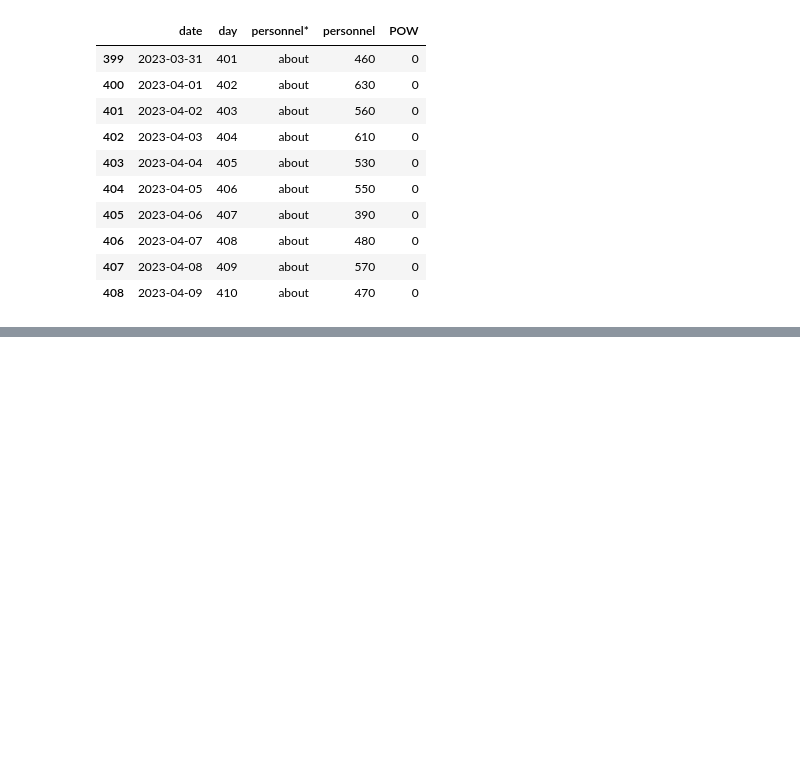
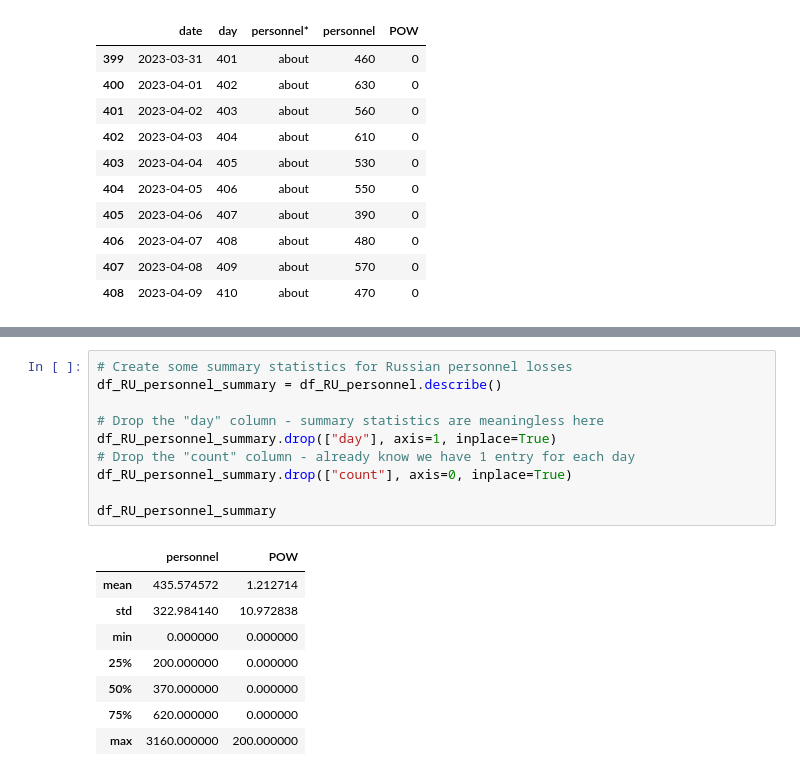
Before and after one commit to B3n-Coyne/B3n-Coyne.github.io, a Jupyter notebook: FinalTutorial.ipynb, the cells around one changed output, grey strips where cells are left out. Cells and saved outputs as stored; diff of their text form; blank space fills up the shorter version.

```diff
--- a/FinalTutorial.ipynb
+++ b/FinalTutorial.ipynb
@@ -91,0 +118,19 @@ df_RU_total.tail(10)
+# %%
+# Create some summary statistics for Russian personnel losses
+df_RU_personnel_summary = df_RU_personnel.describe()
+
+# Drop the "day" column - summary statistics are meaningless here
+df_RU_personnel_summary.drop(["day"], axis=1, inplace=True)
+# Drop the "count" column - already know we have 1 entry for each day
+df_RU_personnel_summary.drop(["count"], axis=0, inplace=True)
+
+df_RU_personnel_summary
+# %% [output]
+|  | personnel | POW |
+| mean | 435.574572 | 1.212714 |
+| std | 322.984140 | 10.972838 |
+| min | 0.000000 | 0.000000 |
+| 25% | 200.000000 | 0.000000 |
+| 50% | 370.000000 | 0.000000 |
+| 75% | 620.000000 | 0.000000 |
+| max | 3160.000000 | 200.000000 |
```
Also changed, not shown: parts of 3 cells of this notebook.
